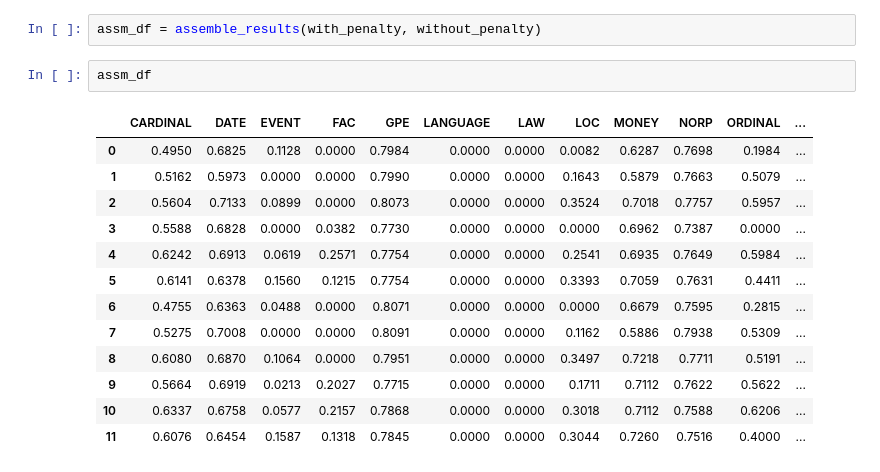
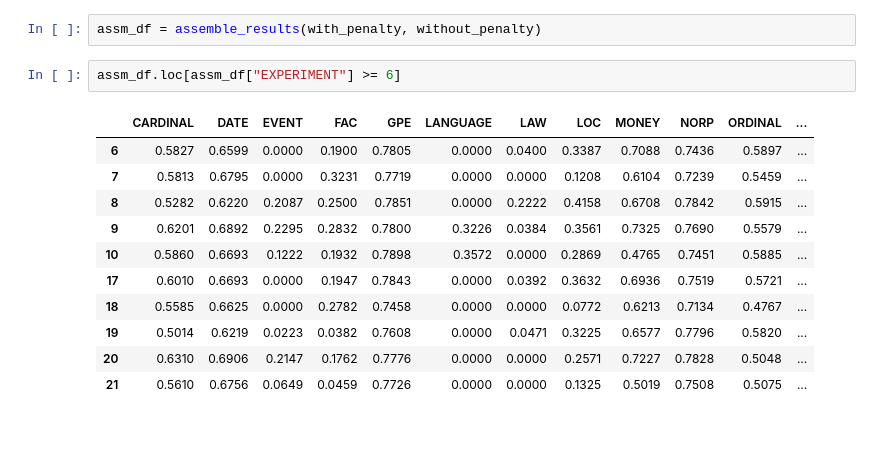
Before and after one commit to minggli/python-pp, a Jupyter notebook: bcrf_test_1.ipynb, the cells around one changed output. Saved outputs shown, nothing was run; the diff lists cells and outputs as text; blank space fills up the shorter version.

```diff
--- a/bcrf_test_1.ipynb
+++ b/bcrf_test_1.ipynb
@@ -673,18 +698,16 @@ without_penalty
 # %%
 assm_df = assemble_results(with_penalty, without_penalty)
-# %%
-assm_df
-# %% [output]
-|  | CARDINAL | DATE | EVENT | FAC | GPE | LANGUAGE | LAW | LOC | MONEY | NORP | ORDINAL | ... |
-| 0 | 0.4950 | 0.6825 | 0.1128 | 0.0000 | 0.7984 | 0.0000 | 0.0000 | 0.0082 | 0.6287 | 0.7698 | 0.1984 | ... |
-| 1 | 0.5162 | 0.5973 | 0.0000 | 0.0000 | 0.7990 | 0.0000 | 0.0000 | 0.1643 | 0.5879 | 0.7663 | 0.5079 | ... |
-| 2 | 0.5604 | 0.7133 | 0.0899 | 0.0000 | 0.8073 | 0.0000 | 0.0000 | 0.3524 | 0.7018 | 0.7757 | 0.5957 | ... |
-| 3 | 0.5588 | 0.6828 | 0.0000 | 0.0382 | 0.7730 | 0.0000 | 0.0000 | 0.0000 | 0.6962 | 0.7387 | 0.0000 | ... |
-| 4 | 0.6242 | 0.6913 | 0.0619 | 0.2571 | 0.7754 | 0.0000 | 0.0000 | 0.2541 | 0.6935 | 0.7649 | 0.5984 | ... |
-| 5 | 0.6141 | 0.6378 | 0.1560 | 0.1215 | 0.7754 | 0.0000 | 0.0000 | 0.3393 | 0.7059 | 0.7631 | 0.4411 | ... |
-| 6 | 0.4755 | 0.6363 | 0.0488 | 0.0000 | 0.8071 | 0.0000 | 0.0000 | 0.0000 | 0.6679 | 0.7595 | 0.2815 | ... |
-| 7 | 0.5275 | 0.7008 | 0.0000 | 0.0000 | 0.8091 | 0.0000 | 0.0000 | 0.1162 | 0.5886 | 0.7938 | 0.5309 | ... |
-| 8 | 0.6080 | 0.6870 | 0.1064 | 0.0000 | 0.7951 | 0.0000 | 0.0000 | 0.3497 | 0.7218 | 0.7711 | 0.5191 | ... |
-| 9 | 0.5664 | 0.6919 | 0.0213 | 0.2027 | 0.7715 | 0.0000 | 0.0000 | 0.1711 | 0.7112 | 0.7622 | 0.5622 | ... |
-| 10 | 0.6337 | 0.6758 | 0.0577 | 0.2157 | 0.7868 | 0.0000 | 0.0000 | 0.3018 | 0.7112 | 0.7588 | 0.6206 | ... |
-| 11 | 0.6076 | 0.6454 | 0.1587 | 0.1318 | 0.7845 | 0.0000 | 0.0000 | 0.3044 | 0.7260 | 0.7516 | 0.4000 | ... |
+# %%
+assm_df.loc[assm_df["EXPERIMENT"] >= 6]
+# %% [output]
+|  | CARDINAL | DATE | EVENT | FAC | GPE | LANGUAGE | LAW | LOC | MONEY | NORP | ORDINAL | ... |
+| 6 | 0.5827 | 0.6599 | 0.0000 | 0.1900 | 0.7805 | 0.0000 | 0.0400 | 0.3387 | 0.7088 | 0.7436 | 0.5897 | ... |
+| 7 | 0.5813 | 0.6795 | 0.0000 | 0.3231 | 0.7719 | 0.0000 | 0.0000 | 0.1208 | 0.6104 | 0.7239 | 0.5459 | ... |
+| 8 | 0.5282 | 0.6220 | 0.2087 | 0.2500 | 0.7851 | 0.0000 | 0.2222 | 0.4158 | 0.6708 | 0.7842 | 0.5915 | ... |
+| 9 | 0.6201 | 0.6892 | 0.2295 | 0.2832 | 0.7800 | 0.3226 | 0.0384 | 0.3561 | 0.7325 | 0.7690 | 0.5579 | ... |
+| 10 | 0.5860 | 0.6693 | 0.1222 | 0.1932 | 0.7898 | 0.3572 | 0.0000 | 0.2869 | 0.4765 | 0.7451 | 0.5885 | ... |
+| 17 | 0.6010 | 0.6693 | 0.0000 | 0.1947 | 0.7843 | 0.0000 | 0.0392 | 0.3632 | 0.6936 | 0.7519 | 0.5721 | ... |
+| 18 | 0.5585 | 0.6625 | 0.0000 | 0.2782 | 0.7458 | 0.0000 | 0.0000 | 0.0772 | 0.6213 | 0.7134 | 0.4767 | ... |
+| 19 | 0.5014 | 0.6219 | 0.0223 | 0.0382 | 0.7608 | 0.0000 | 0.0471 | 0.3225 | 0.6577 | 0.7796 | 0.5820 | ... |
+| 20 | 0.6310 | 0.6906 | 0.2147 | 0.1762 | 0.7776 | 0.0000 | 0.0000 | 0.2571 | 0.7227 | 0.7828 | 0.5048 | ... |
+| 21 | 0.5610 | 0.6756 | 0.0649 | 0.0459 | 0.7726 | 0.0000 | 0.0000 | 0.1325 | 0.5019 | 0.7508 | 0.5075 | ... |
```
Also changed, not shown: parts of 24 cells of this notebook.
